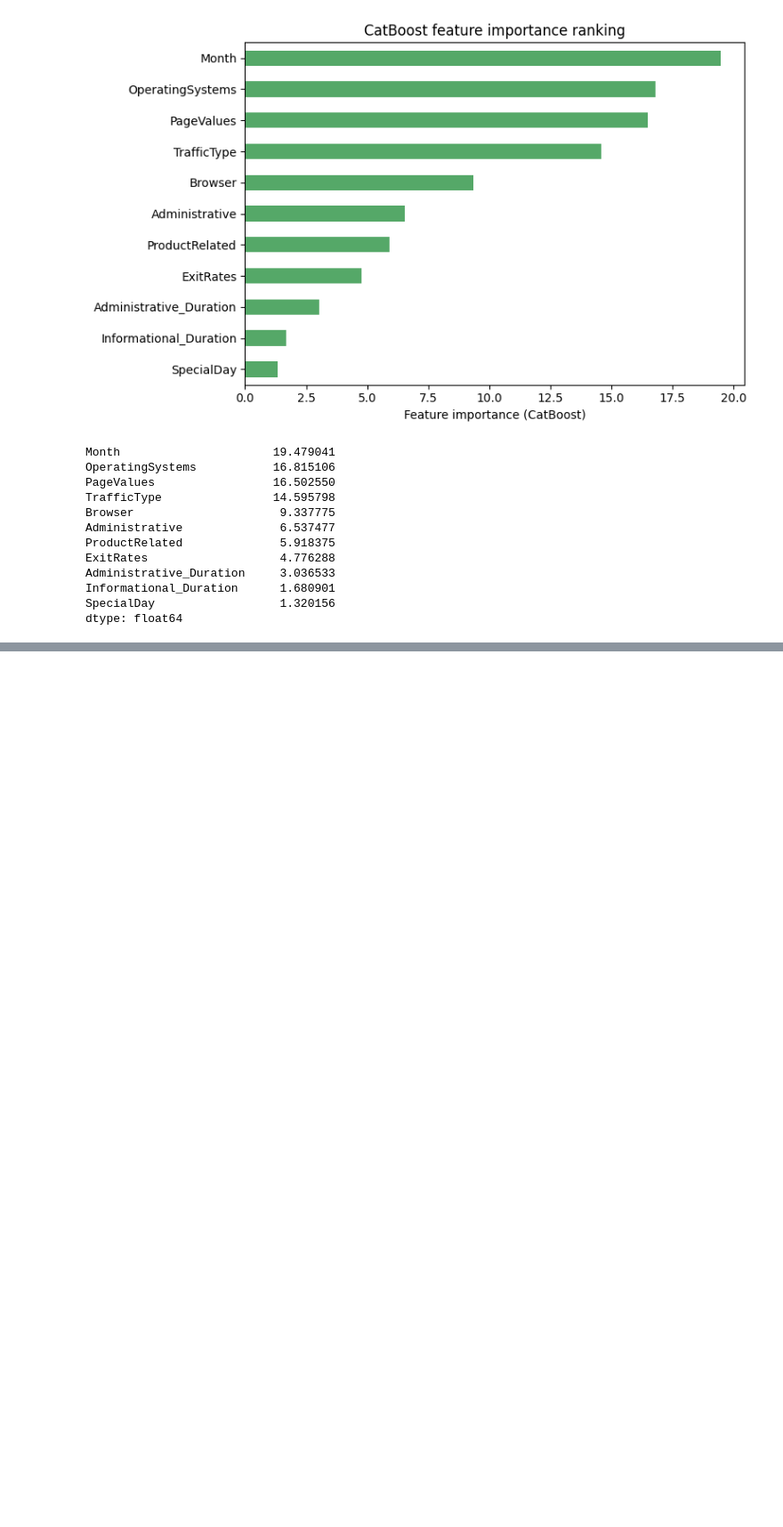
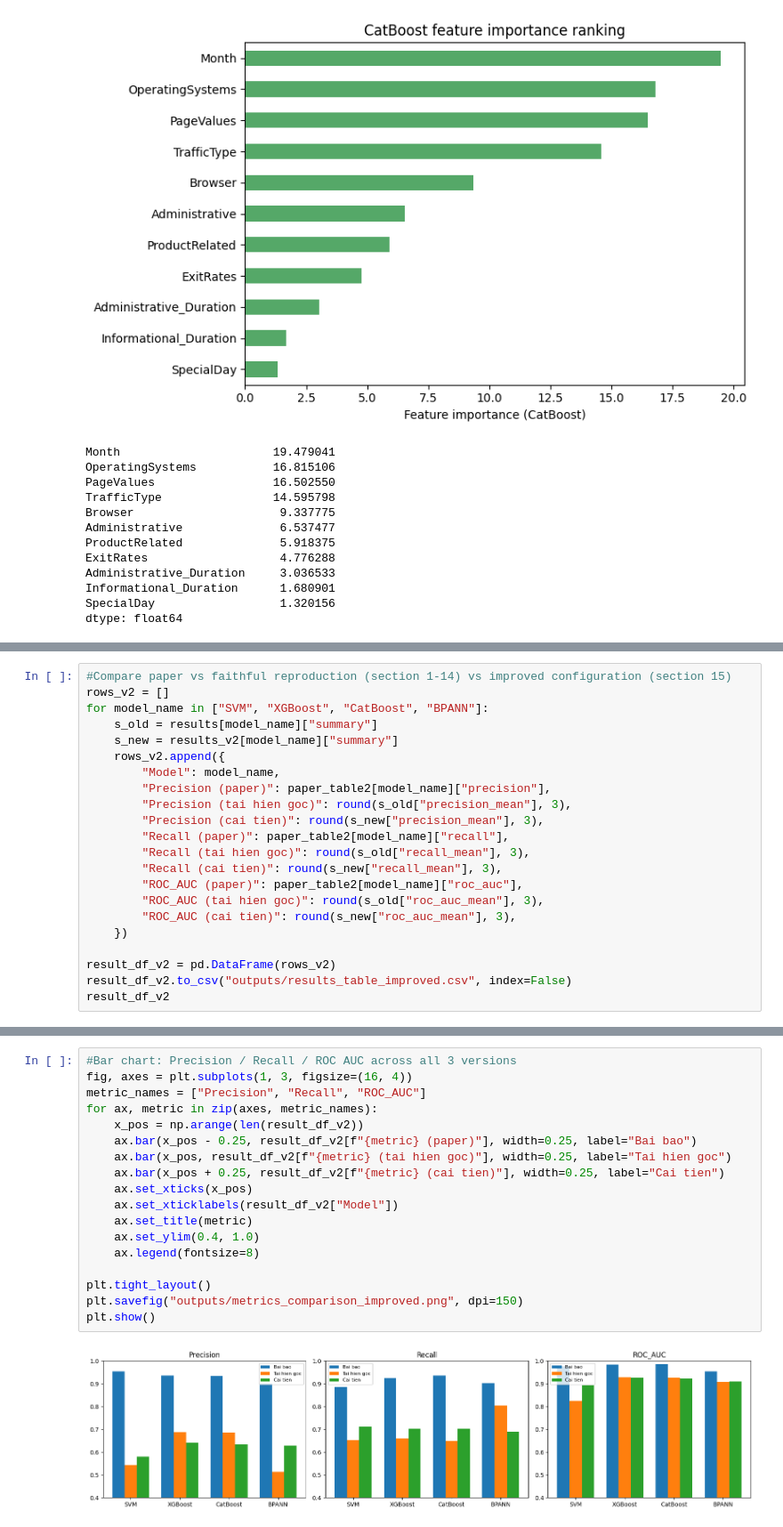
Before and after one commit to VuNgoHust123/PAPER_THANH, a Jupyter notebook: Purchase_Prediction_ConsumerBehavior.ipynb, the cells around one changed output, grey strips where cells are left out. Shown at 89% size. Drawn from its saved outputs; the diff is of its cells as text; blank space fills up the shorter version.

```diff
--- a/Purchase_Prediction_ConsumerBehavior.ipynb
+++ b/Purchase_Prediction_ConsumerBehavior.ipynb
@@ -627,0 +876,22 @@ dtype: float64
+# %%
+#Compare paper vs faithful reproduction (section 1-14) vs improved configuration (section 15)
+rows_v2 = []
+for model_name in ["SVM", "XGBoost", "CatBoost", "BPANN"]:
+    s_old = results[model_name]["summary"]
+    s_new = results_v2[model_name]["summary"]
+    rows_v2.append({
+        "Model": model_name,
+        "Precision (paper)": paper_table2[model_name]["precision"],
+        "Precision (tai hien goc)": round(s_old["precision_mean"], 3),
+        "Precision (cai tien)": round(s_new["precision_mean"], 3),
+        "Recall (paper)": paper_table2[model_name]["recall"],
+        "Recall (tai hien goc)": round(s_old["recall_mean"], 3),
+        "Recall (cai tien)": round(s_new["recall_mean"], 3),
+        "ROC_AUC (paper)": paper_table2[model_name]["roc_auc"],
+        "ROC_AUC (tai hien goc)": round(s_old["roc_auc_mean"], 3),
+        "ROC_AUC (cai tien)": round(s_new["roc_auc_mean"], 3),
+    })
+
+result_df_v2 = pd.DataFrame(rows_v2)
+result_df_v2.to_csv("outputs/results_table_improved.csv", index=False)
+result_df_v2
@@ -627,0 +904,20 @@ dtype: float64
+# %%
+#Bar chart: Precision / Recall / ROC AUC across all 3 versions
+fig, axes = plt.subplots(1, 3, figsize=(16, 4))
+metric_names = ["Precision", "Recall", "ROC_AUC"]
+for ax, metric in zip(axes, metric_names):
+    x_pos = np.arange(len(result_df_v2))
+    ax.bar(x_pos - 0.25, result_df_v2[f"{metric} (paper)"], width=0.25, label="Bai bao")
+    ax.bar(x_pos, result_df_v2[f"{metric} (tai hien goc)"], width=0.25, label="Tai hien goc")
+    ax.bar(x_pos + 0.25, result_df_v2[f"{metric} (cai tien)"], width=0.25, label="Cai tien")
+    ax.set_xticks(x_pos)
+    ax.set_xticklabels(result_df_v2["Model"])
+    ax.set_title(metric)
+    ax.set_ylim(0.4, 1.0)
+    ax.legend(fontsize=8)
+
+plt.tight_layout()
+plt.savefig("outputs/metrics_comparison_improved.png", dpi=150)
+plt.show()
+# %% [output]
+[figure, added]
```
Also changed, not shown: parts of 16 cells of this notebook, 5 other files.
